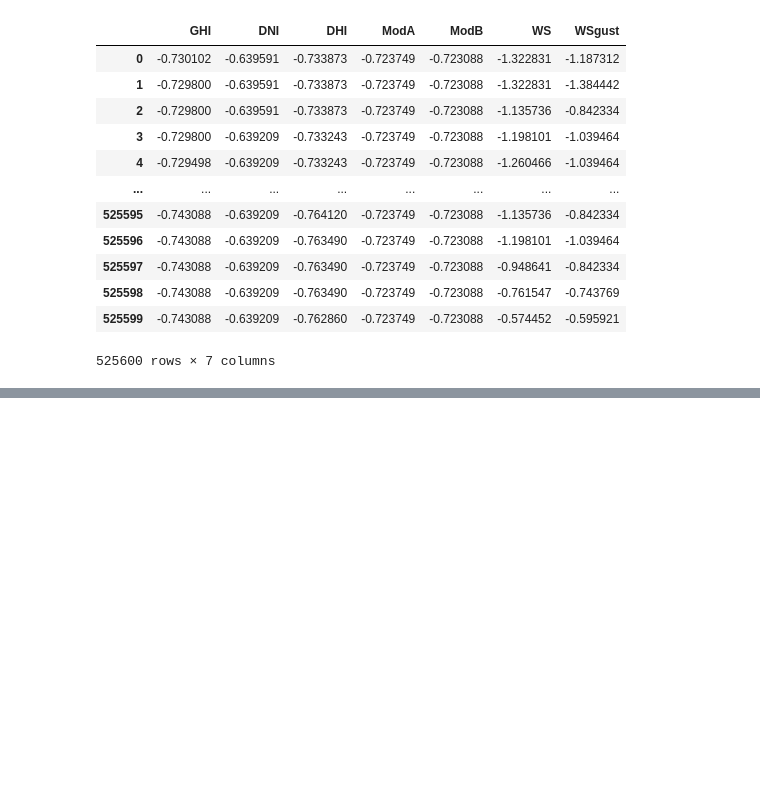
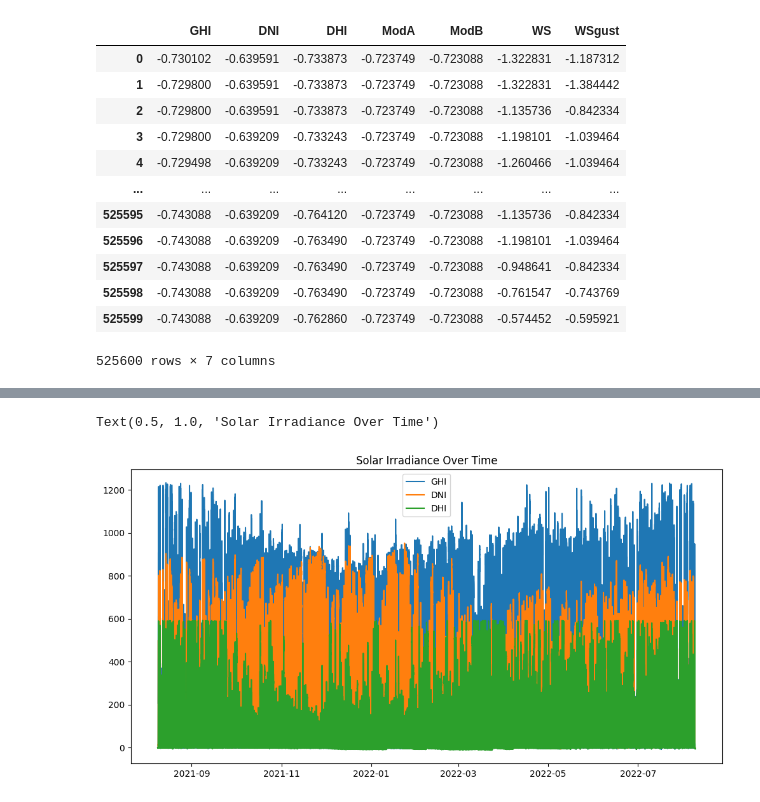
Before and after one commit to Sari-Amin/Solar-challenge-week1, a Jupyter notebook: notebooks/benin_eda.ipynb, the cells around one changed output, grey strips where cells are left out. Cells and saved outputs as stored; diff of their text form; code cells hidden in the pictures; blank space fills up the shorter version.

Commit message:
EDA: Time series anaylsis

```diff
--- a/notebooks/benin_eda.ipynb
+++ b/notebooks/benin_eda.ipynb
@@ -150,3 +150,17 @@ dfClean.describe()
 # %%
 #save the clean data
 dfClean.to_csv("../data/benin_clean.csv")
+# %%
+df = dfClean.copy()
+
+df['Timestamp'] = pd.to_datetime(df['Timestamp'])
+
+plt.figure(figsize=(12, 6))
+plt.plot(df['Timestamp'], df['GHI'], label='GHI')
+plt.plot(df['Timestamp'], df['DNI'], label='DNI')
+plt.plot(df['Timestamp'], df['DHI'], label='DHI')
+plt.legend()
+plt.title('Solar Irradiance Over Time')
+# %% [output]
+Text(0.5, 1.0, 'Solar Irradiance Over Time')
+[figure, added]
```
